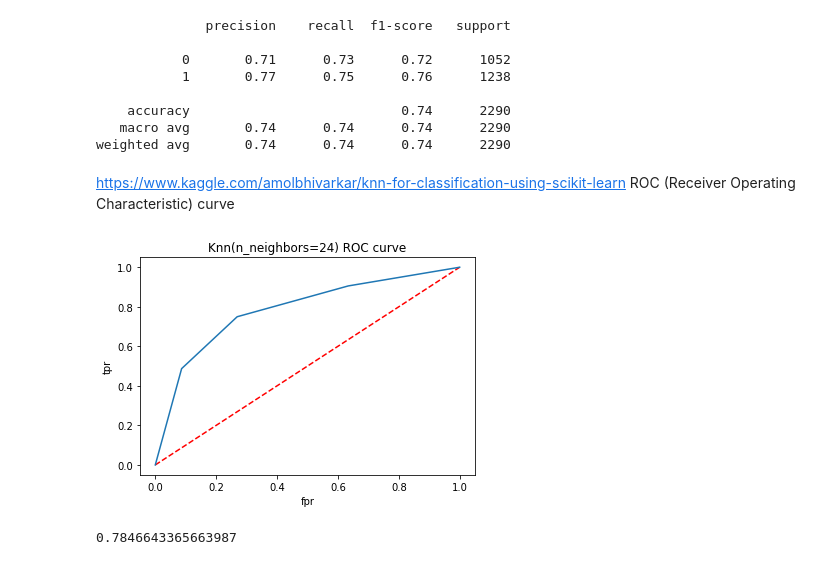
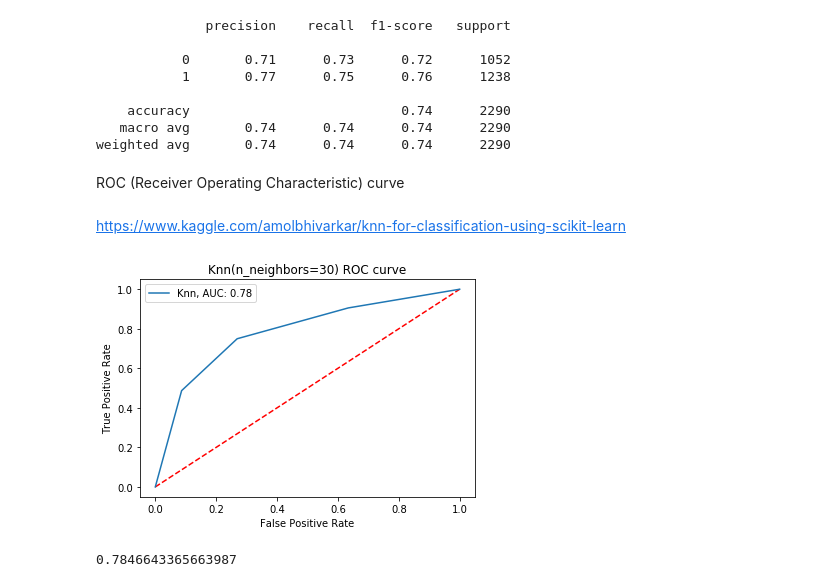
Before and after one commit to ngocbaosp/ML-Projects, a Jupyter notebook: Project1-mauro-knn.ipynb, the cells around one changed output. Saved outputs shown, nothing was run; the diff lists cells and outputs as text; code cells hidden in the pictures.

```diff
--- a/Project1-mauro-knn.ipynb
+++ b/Project1-mauro-knn.ipynb
@@ -728,21 +696,23 @@ print(classification_report(y_test,y_pred))
     accuracy                           0.74      2290
    macro avg       0.74      0.74      0.74      2290
 weighted avg       0.74      0.74      0.74      2290
+# %% [markdown]
+ROC (Receiver Operating Characteristic) curve
 # %% [markdown]
 https://www.kaggle.com/amolbhivarkar/knn-for-classification-using-scikit-learn
-ROC (Receiver Operating Characteristic) curve
 # %%
 y_pred_proba = knn.predict_proba(X_test)[:,1]
 from sklearn.metrics import roc_curve
 fpr, tpr, thresholds = roc_curve(y_test, y_pred_proba)
 plt.plot([0,1],[0,1],'r--')
-plt.plot(fpr,tpr, label='Knn')
-plt.xlabel('fpr')
-plt.ylabel('tpr')
-plt.title('Knn(n_neighbors=24) ROC curve')
+plt.plot(fpr,tpr, label='Knn, AUC: 0.78')
+plt.legend()
+plt.xlabel('False Positive Rate')
+plt.ylabel('True Positive Rate')
+plt.title('Knn(n_neighbors=30) ROC curve')
 plt.show()
 # %% [output]
-[figure, old version]
+[figure, new version]
 # %%
 #Area under ROC curve
 from sklearn.metrics import roc_auc_score
```
Also changed, not shown: parts of 27 cells of this notebook.
